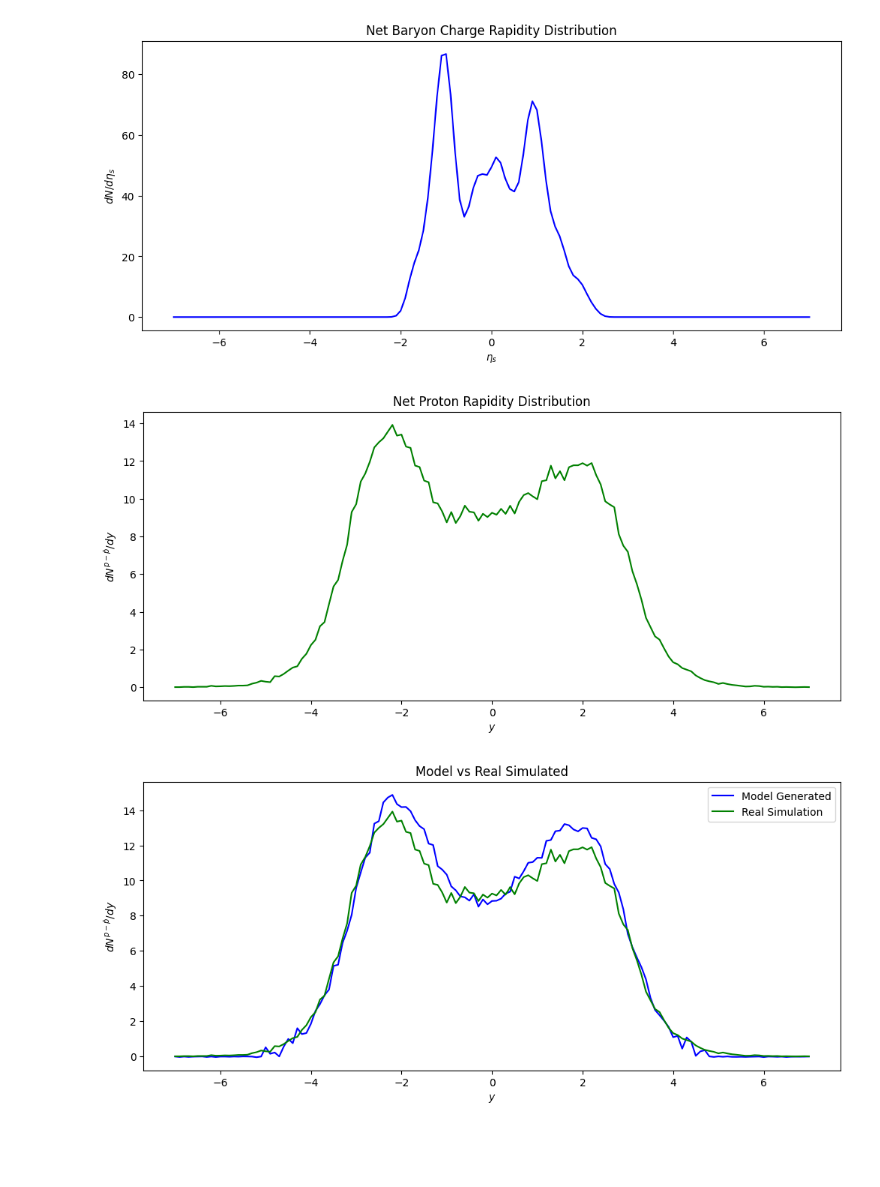
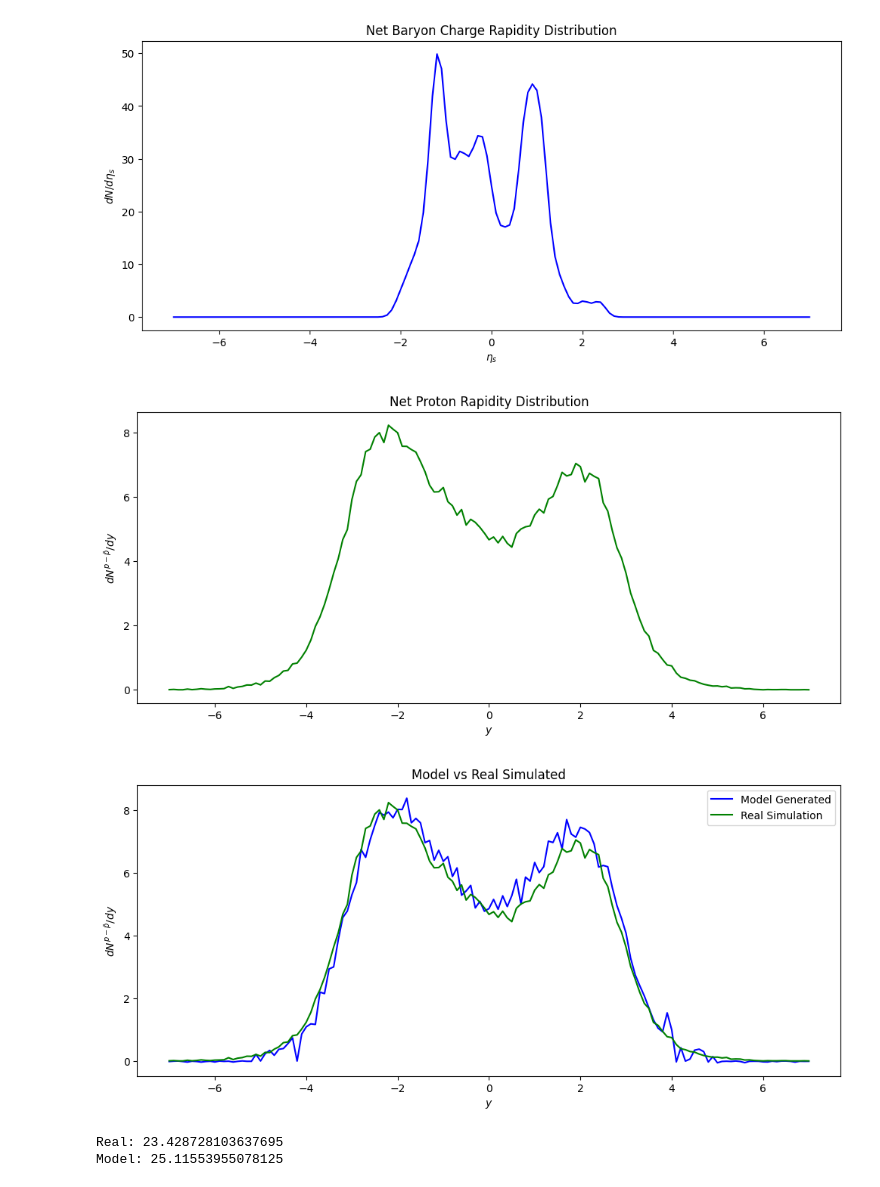
Before and after one commit to bboud/hydro-ml, a Jupyter notebook: notebooks/validation.ipynb, the cells around one changed output. Saved outputs shown, nothing was run; the diff lists cells and outputs as text; code cells hidden in the pictures; blank space fills up the shorter version.

```diff
--- a/notebooks/validation.ipynb
+++ b/notebooks/validation.ipynb
@@ -16,15 +17,27 @@ dataset = ds.TrainDataset(net_Baryons_19, net_Protons_19, 141)
 # %%
 # Low centrality collisions will not generate good outputs as the net proton rapidity
 # is generally less structures compared to higher centralities.
-index = 104
+index = 560
 
 input, expected_output = dataset[index]
 output = single(input, "../models/baryon_model_19.6gev.pt")
 eta = dataset.eta
-# %%
-plt.plot_output(eta, input, expected_output)
-plt.plot_output_compare(eta, output, expected_output)
-# %% [output]
-[figure, removed]
-[figure, removed]
-[figure, removed]
+# %%
+plt.plot_output(eta, input, expected_output)
+plt.plot_output_compare(eta, output, expected_output)
+
+#Integrals
+bound_1 = -2.0
+bound_2 = 2.0
+
+eta_trim, protons_real_trim = trim.trim( dataset.eta, expected_output, bound_1, bound_2  )
+_, protons_model_trim = trim.trim( dataset.eta, output, bound_1, bound_2  )
+
+print(f'Real: {np.trapz( protons_real_trim, x=eta_trim)}')
+print(f'Model: {np.trapz( protons_model_trim, x=eta_trim)}')
+# %% [output]
+[figure, added]
+[figure, added]
+[figure, added]
+Real: 23.428728103637695
+Model: 25.11553955078125
```
Also changed, not shown: parts of 1 cell of this notebook, 7 other files.
